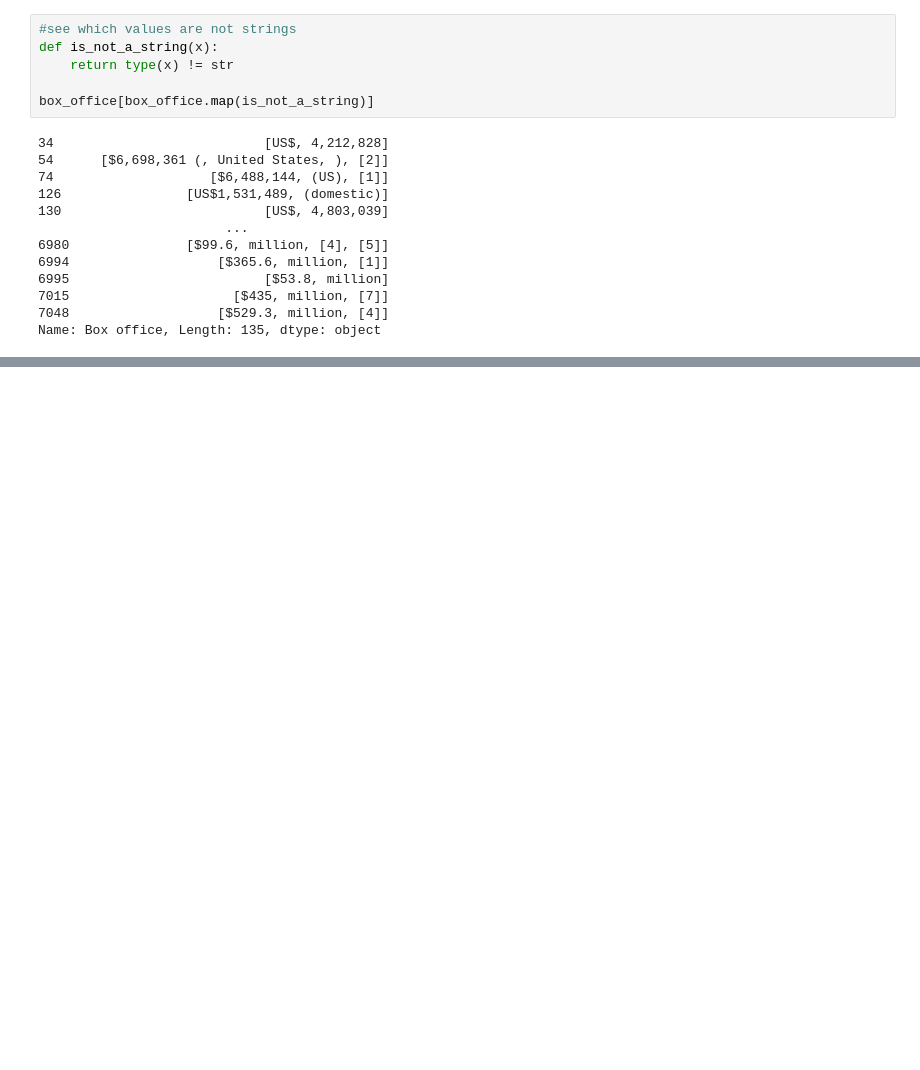
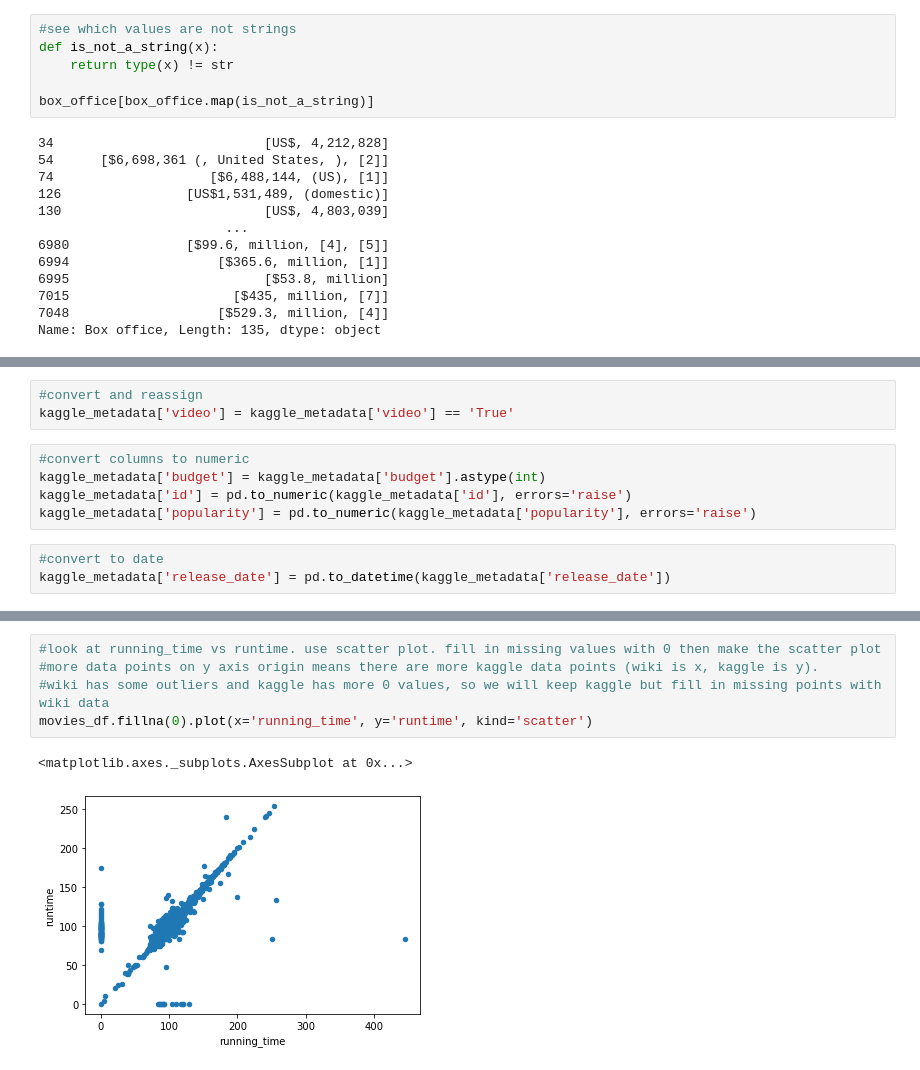
Before and after one commit to kimcheese33/movies-ETL, a Jupyter notebook: wiki_movies.ipynb, the cells around one changed output, grey strips where cells are left out. Saved outputs shown, nothing was run; the diff lists cells and outputs as text; blank space fills up the shorter version.

```diff
--- a/wiki_movies.ipynb
+++ b/wiki_movies.ipynb
@@ -329,0 +663,11 @@ Name: Box office, Length: 135, dtype: object
+# %%
+#convert and reassign
+kaggle_metadata['video'] = kaggle_metadata['video'] == 'True'
+# %%
+#convert columns to numeric
+kaggle_metadata['budget'] = kaggle_metadata['budget'].astype(int)
+kaggle_metadata['id'] = pd.to_numeric(kaggle_metadata['id'], errors='raise')
+kaggle_metadata['popularity'] = pd.to_numeric(kaggle_metadata['popularity'], errors='raise')
+# %%
+#convert to date
+kaggle_metadata['release_date'] = pd.to_datetime(kaggle_metadata['release_date'])
@@ -329,0 +760,8 @@ Name: Box office, Length: 135, dtype: object
+# %%
+#look at running_time vs runtime. use scatter plot. fill in missing values with 0 then make the scatter plot
+#more data points on y axis origin means there are more kaggle data points (wiki is x, kaggle is y).
+#wiki has some outliers and kaggle has more 0 values, so we will keep kaggle but fill in missing points with wiki data
+movies_df.fillna(0).plot(x='running_time', y='runtime', kind='scatter')
+# %% [output]
+<matplotlib.axes._subplots.AxesSubplot at 0x...>
+[figure, added]
```
Also changed, not shown: parts of 75 cells of this notebook, 1 other file.
